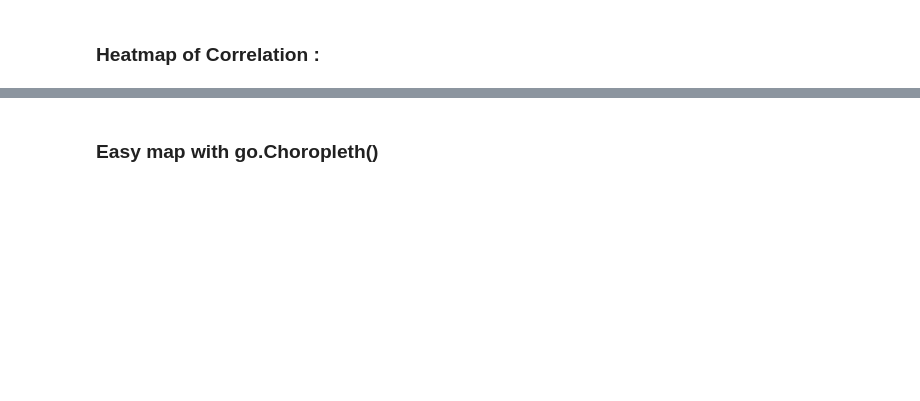
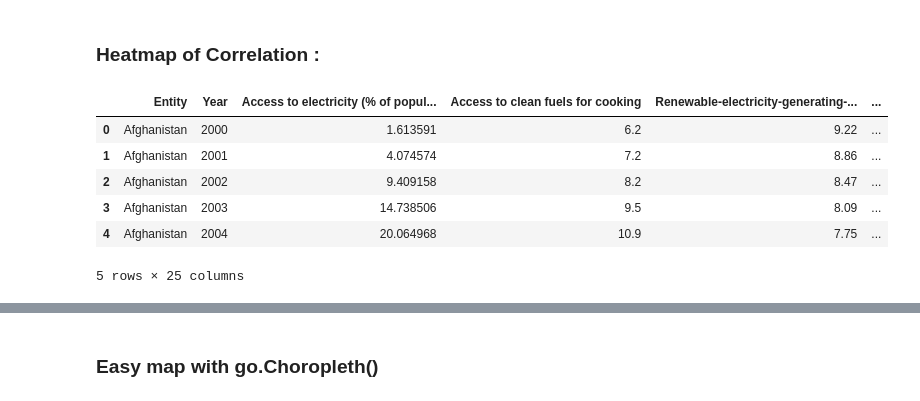
Before and after one commit to Projet-ESIEE/DashBoard-Energy, a Jupyter notebook: dataViz.ipynb, the cells around one changed output, grey strips where cells are left out. Saved outputs shown, nothing was run; the diff lists cells and outputs as text; code cells hidden in the pictures; blank space fills up the shorter version.

```diff
--- a/dataViz.ipynb
+++ b/dataViz.ipynb
@@ -144,4 +148,14 @@ heatmap.show()
 [interactive output not drawn]
 # %% [markdown]
 ### Heatmap of Correlation :
+# %%
+df_energy.head()
+# %% [output]
+|  | Entity | Year | Access to electricity (% of popul... | Access to clean fuels for cooking | Renewable-electricity-generating-... | ... |
+| 0 | Afghanistan | 2000 | 1.613591 | 6.2 | 9.22 | ... |
+| 1 | Afghanistan | 2001 | 4.074574 | 7.2 | 8.86 | ... |
+| 2 | Afghanistan | 2002 | 9.409158 | 8.2 | 8.47 | ... |
+| 3 | Afghanistan | 2003 | 14.738506 | 9.5 | 8.09 | ... |
+| 4 | Afghanistan | 2004 | 20.064968 | 10.9 | 7.75 | ... |
+5 rows × 25 columns
 # %%
```
Also changed, not shown: parts of 8 cells of this notebook, 2 other files.
